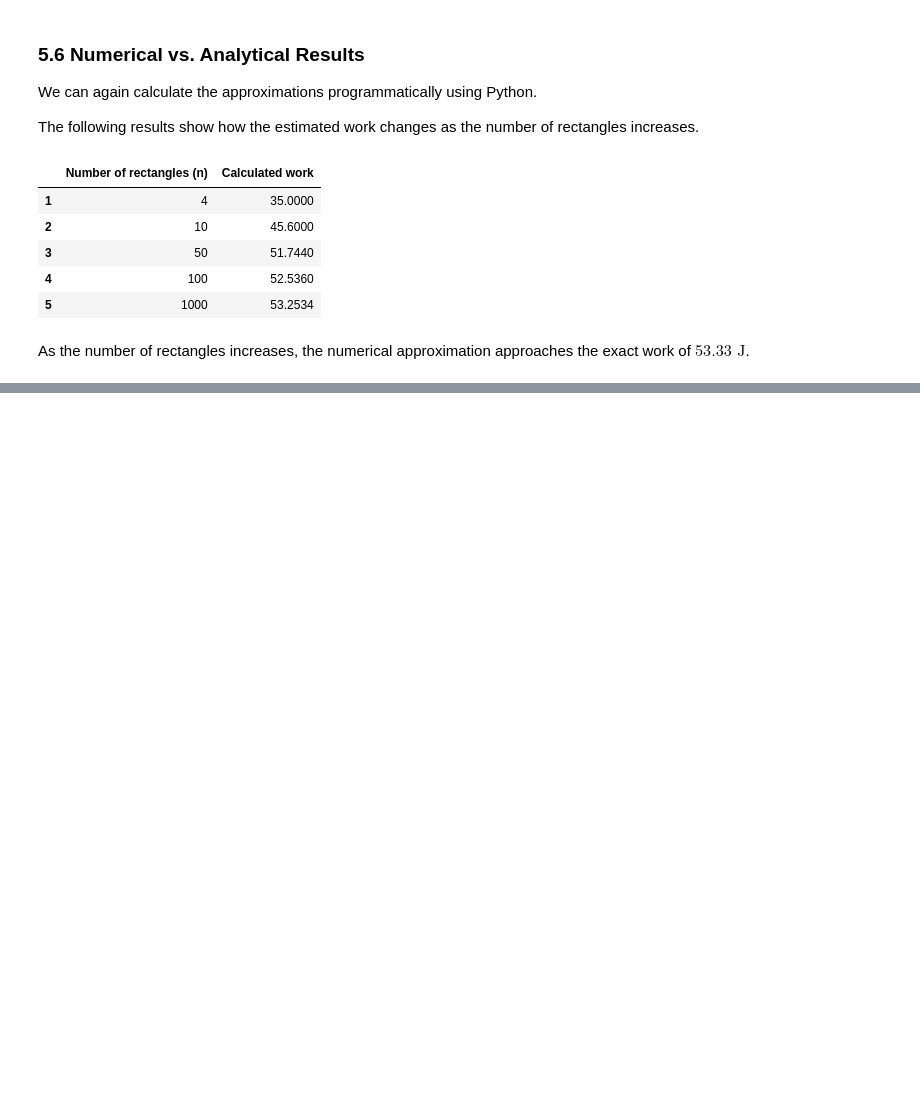
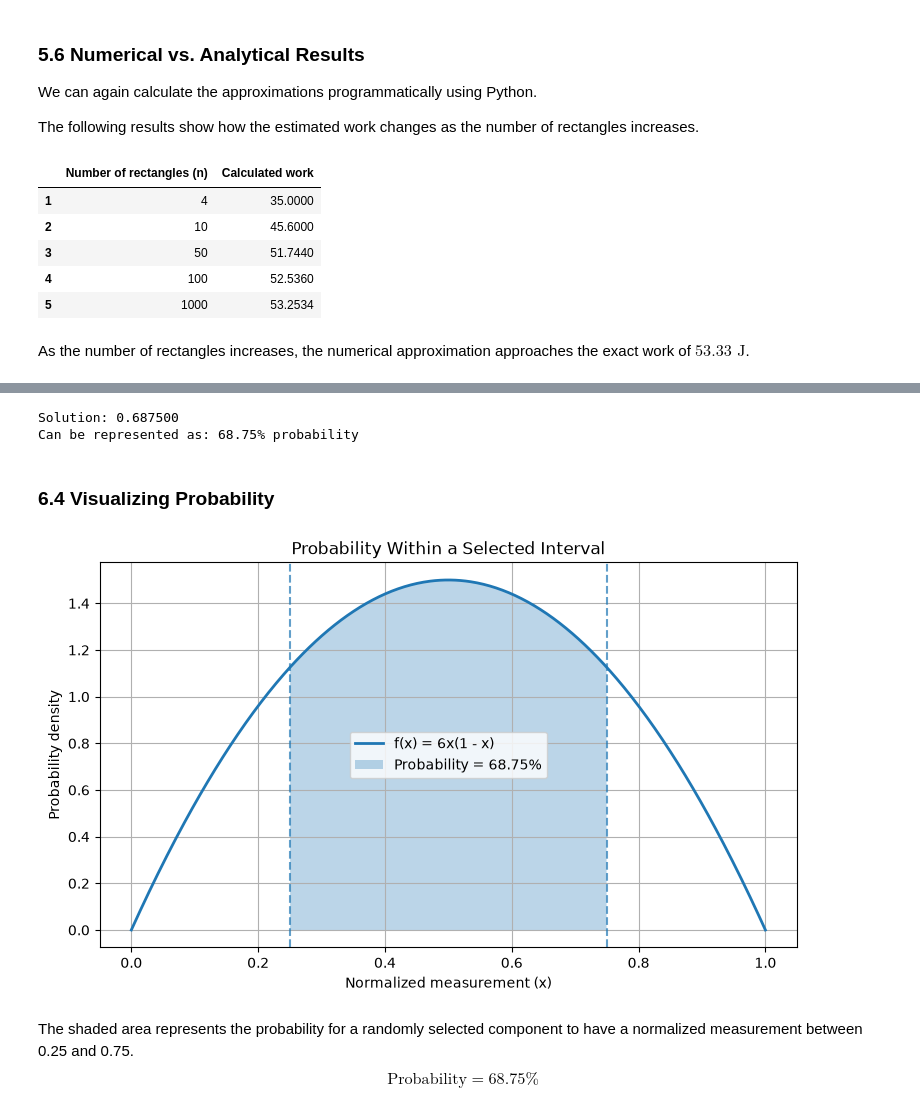
Before and after one commit to Edgybug/integrals-course-project, a Jupyter notebook: course_project.ipynb, the cells around one changed output, grey strips where cells are left out. Cells and saved outputs as stored; diff of their text form; code cells hidden in the pictures; blank space fills up the shorter version.

```diff
--- a/course_project.ipynb
+++ b/course_project.ipynb
@@ -752,0 +797,44 @@ $$ \int_a^b f(x)dx = \lim\limits_{n\rightarrow\infty} \sum\limits_{i=1}^{n} f(x_
+# %%
+x = sp.Symbol('x')
+fx = 6 * x * (1 - x)
+
+definite_integral = sp.integrate(fx, (x, 0.25, 0.75))
+print(f"Solution: {definite_integral:.6f}")
+print(f"Can be represented as: {definite_integral*100:.2f}% probability")
+# %% [output]
+Solution: 0.687500
+Can be represented as: 68.75% probability
+# %% [markdown]
+### 6.4 Visualizing Probability
+# %%
+#Generate evenly spaced x values between 0 and 1 and define our function
+x = np.linspace(0, 1, 500)
+fx = 6 * x * (1 - x)
+
+lower_bound = 0.25
+upper_bound = 0.75
+
+plt.figure(figsize=(9, 5))
+plt.plot(x, fx, label="f(x) = 6x(1 - x)", linewidth=2)
+
+mask = (x >= lower_bound) & (x <= upper_bound)
+plt.fill_between(
+    x[mask],
+    fx[mask],
+    alpha=0.3,
+    label="Probability = 68.75%"
+)
+
+plt.axvline(lower_bound, linestyle="--", alpha=0.7)
+plt.axvline(upper_bound, linestyle="--", alpha=0.7)
+
+plt.xlabel("Normalized measurement (x)")
+plt.ylabel("Probability density")
+plt.title("Probability Within a Selected Interval")
+plt.legend()
+plt.grid(True)
+plt.show()
+# %% [output]
+[figure, added]
+# %% [markdown]
+The shaded area represents the probability for a randomly selected component to have a normalized measurement between 0.25 and 0.75.  $$\boxed{\text{Probability}=68.75\%}$$
```
Also changed, not shown: parts of 18 cells of this notebook, 2 other files.
